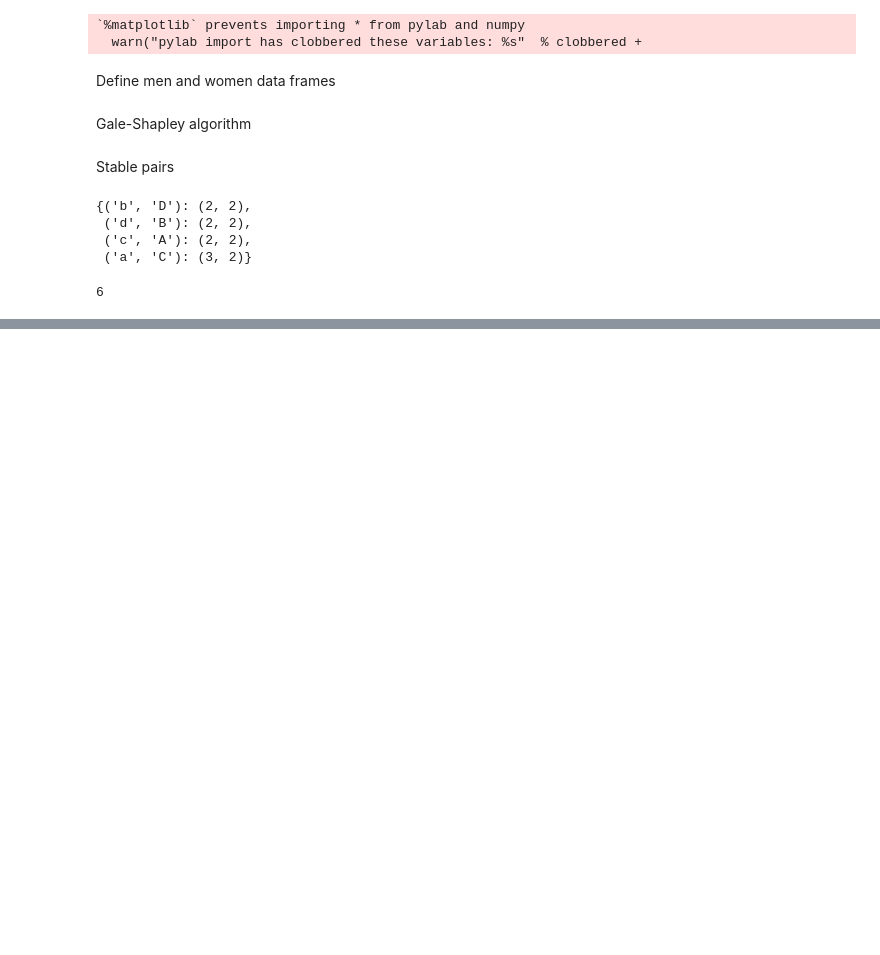
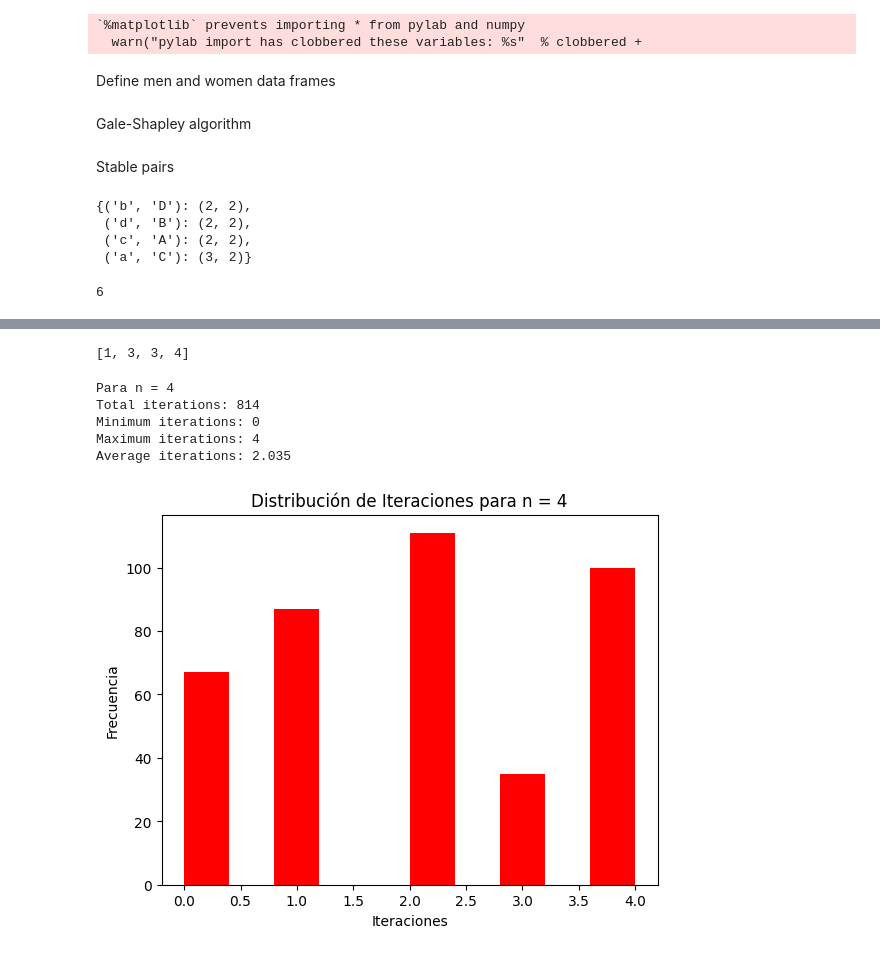
Before and after one commit to lpedraoss/Algorithm-labs, a Jupyter notebook: Group_8_lab7_.ipynb, the cells around one changed output, grey strips where cells are left out. Cells and saved outputs as stored; diff of their text form; code cells hidden in the pictures; blank space fills up the shorter version.

```diff
--- a/Group_8_lab7_.ipynb
+++ b/Group_8_lab7_.ipynb
@@ -391,0 +432,50 @@ with open("dda2.r", "w") as f:
+# %%
+galeShapley(generatePreferencesMen(4),generatePreferencesWomen(4))
+# %% [output]
+[1, 3, 3, 4]
+# %%
+def centimes(n, nTimes):
+    minIter = float('inf')
+    maxIter = 0
+    totalIter = 0
+    listIter = []
+
+    for i in range(nTimes):
+        menPreferences = [np.random.permutation(n).tolist() for i in range(n)]
+        womenPreferences = [np.random.permutation(n).tolist() for i in range(n)]
+        iterations = galeShapley(menPreferences, womenPreferences)
+        listIter.extend(iterations)
+
+        minIter = min(minIter, min(iterations))
+        maxIter = max(maxIter, max(iterations))
+        totalIter += sum(iterations)
+
+
+
+    aveIter = totalIter / (n * nTimes)
+
+    return listIter, totalIter, minIter, maxIter, aveIter
+# %%
+print("Para n = 4")
+listIter, totalIter, minIter, maxIter, aveIter = centimes(4, 100)
+
+print(f"Total iterations: {totalIter}")
+print(f"Minimum iterations: {minIter}")
+print(f"Maximum iterations: {maxIter}")
+print(f"Average iterations: {aveIter}")
+
+import matplotlib.pyplot as plt
+
+plt.hist(listIter, color='red')
+plt.title('Distribución de Iteraciones para n = 4')
+plt.ylabel('Frecuencia')
+plt.xlabel('Iteraciones')
+
+plt.show()
+# %% [output]
+Para n = 4
+Total iterations: 814
+Minimum iterations: 0
+Maximum iterations: 4
+Average iterations: 2.035
+[figure, added]
```
Also changed, not shown: parts of 8 cells of this notebook.
